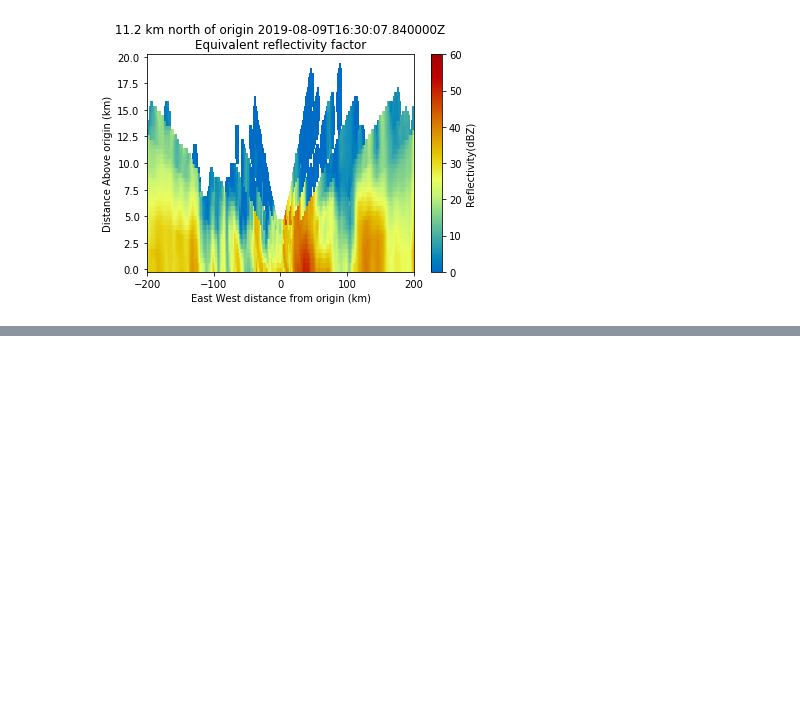
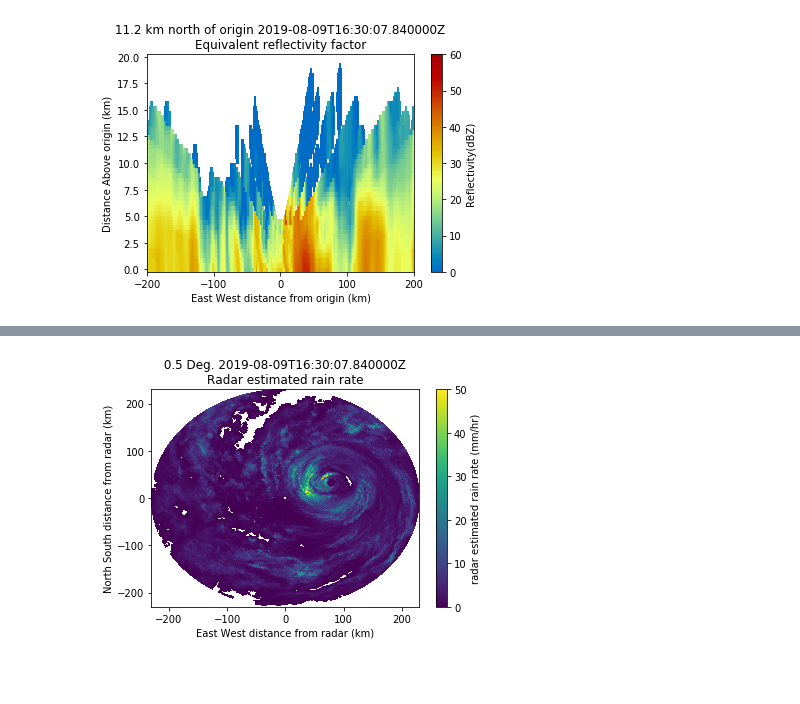
Before and after one commit to liyuan3970/study_demo, a Jupyter notebook: met_plot/利齐马/wind.ipynb, the cells around one changed output, grey strips where cells are left out. Drawn from its saved outputs; the diff is of its cells as text; code cells hidden in the pictures; blank space fills up the shorter version.

```diff
--- a/met_plot/利齐马/wind.ipynb
+++ b/met_plot/利齐马/wind.ipynb
@@ -74,0 +77,4 @@ display.plot_latitude_slice('reflectivity', lat=28.0, vmin=0, vmax=60)
+# %%
+rain=pyart.retrieve.est_rain_rate_z(radar)
+print(rain)
+radar.add_field('P', rain, replace_existing=True)
@@ -75,2 +99,7 @@ display.plot_latitude_slice('reflectivity', lat=28.0, vmin=0, vmax=60)
+# %%
+display = pyart.graph.RadarDisplay(radar)
+display.plot('P' ,vmin=0, vmax=50)
+# %% [output]
+[figure, added]
 # %% [markdown]
 ##
```
Also changed, not shown: parts of 2 cells of this notebook.
